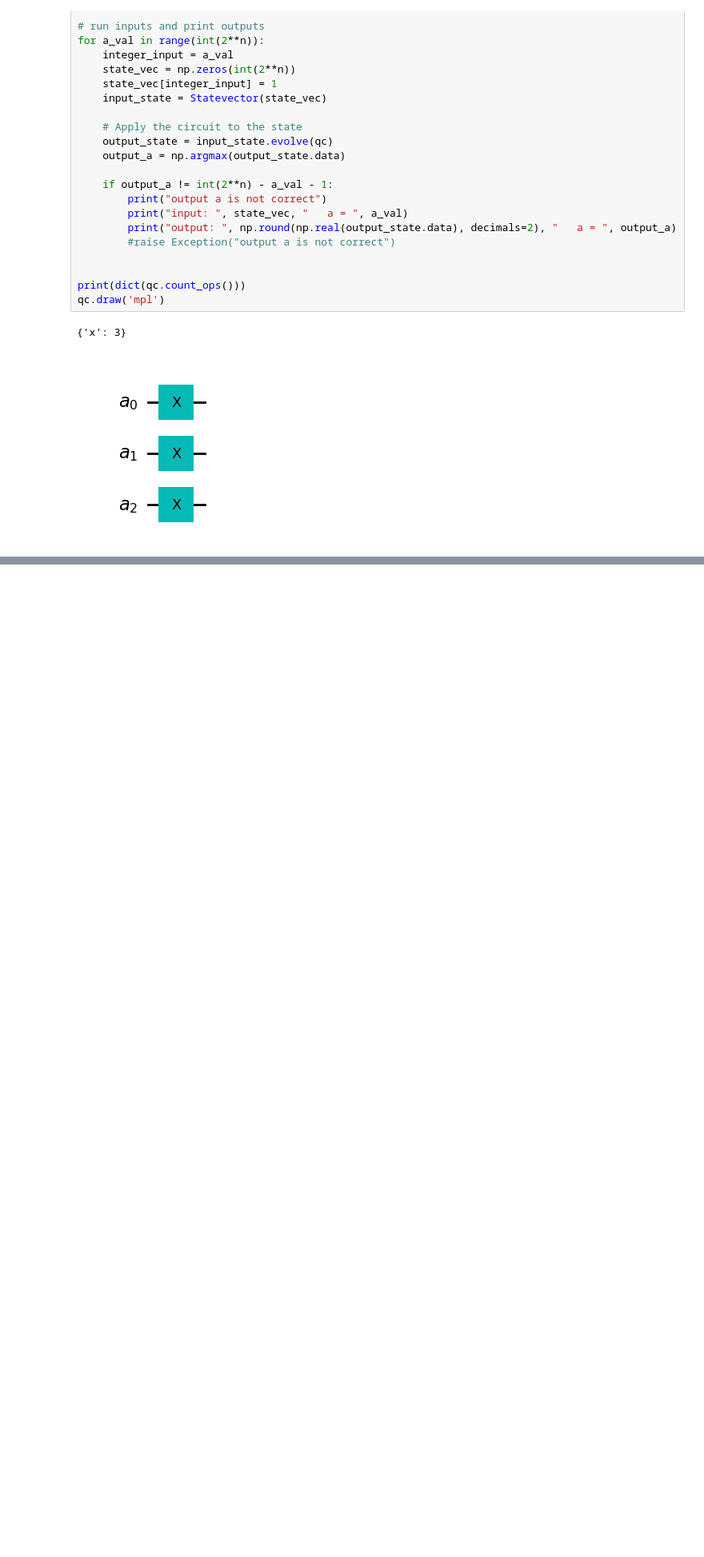
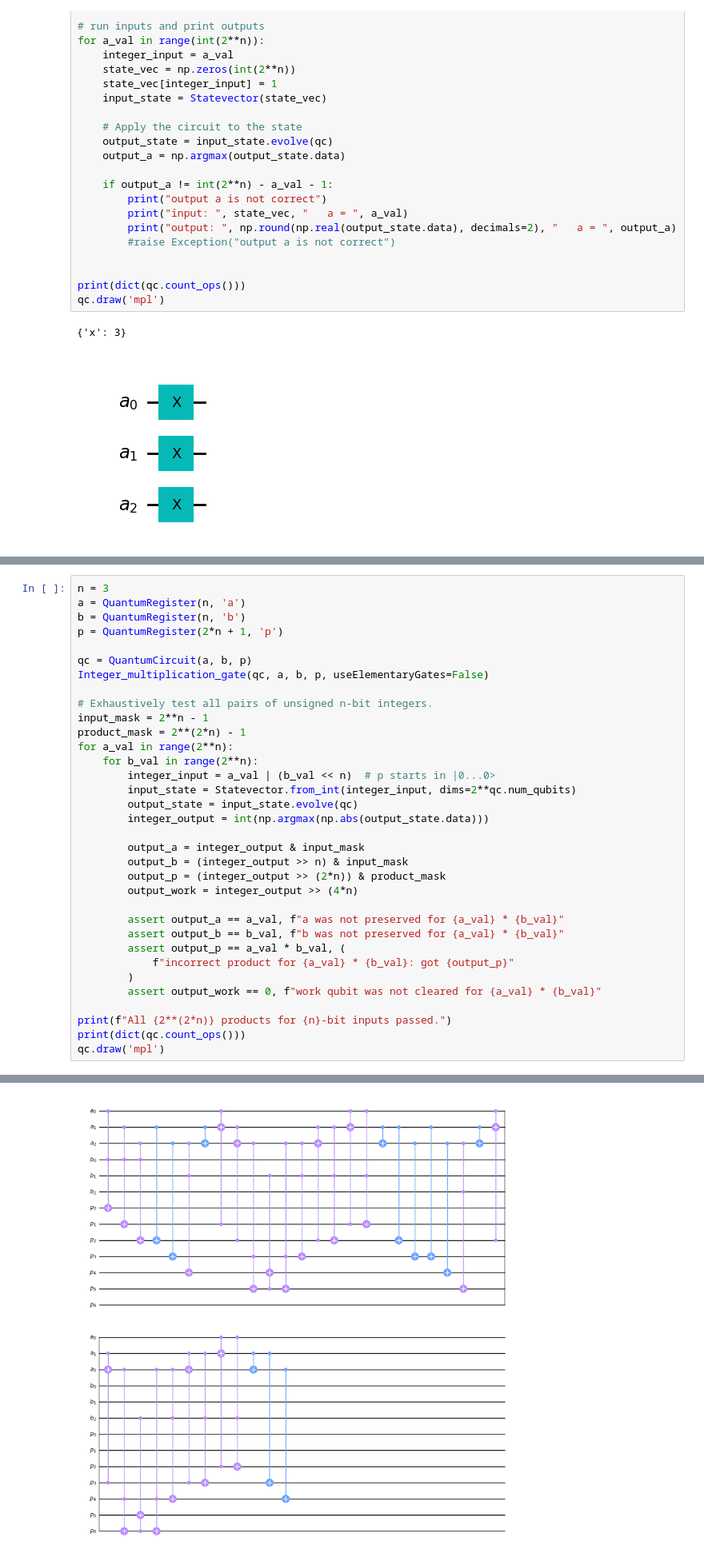
Before and after one commit to lincolnajohnston/Quantum-NTE, a Jupyter notebook: Elementary_circuits/basic_arithmetic_circuits.ipynb, the cells around one changed output, grey strips where cells are left out. Shown at 80% size. Cells and saved outputs as stored; diff of their text form; blank space fills up the shorter version.

```diff
--- a/Elementary_circuits/basic_arithmetic_circuits.ipynb
+++ b/Elementary_circuits/basic_arithmetic_circuits.ipynb
@@ -340,0 +542,35 @@ qc.draw('mpl')
+# %%
+n = 3
+a = QuantumRegister(n, 'a')
+b = QuantumRegister(n, 'b')
+p = QuantumRegister(2*n + 1, 'p')
+
+qc = QuantumCircuit(a, b, p)
+Integer_multiplication_gate(qc, a, b, p, useElementaryGates=False)
+
+# Exhaustively test all pairs of unsigned n-bit integers.
+input_mask = 2**n - 1
+product_mask = 2**(2*n) - 1
+for a_val in range(2**n):
+    for b_val in range(2**n):
+        integer_input = a_val | (b_val << n)  # p starts in |0...0>
+        input_state = Statevector.from_int(integer_input, dims=2**qc.num_qubits)
+        output_state = input_state.evolve(qc)
+        integer_output = int(np.argmax(np.abs(output_state.data)))
+
+        output_a = integer_output & input_mask
+        output_b = (integer_output >> n) & input_mask
+        output_p = (integer_output >> (2*n)) & product_mask
+        output_work = integer_output >> (4*n)
+
+        assert output_a == a_val, f"a was not preserved for {a_val} * {b_val}"
+        assert output_b == b_val, f"b was not preserved for {a_val} * {b_val}"
+        assert output_p == a_val * b_val, (
+            f"incorrect product for {a_val} * {b_val}: got {output_p}"
+        )
+        assert output_work == 0, f"work qubit was not cleared for {a_val} * {b_val}"
+
+print(f"All {2**(2*n)} products for {n}-bit inputs passed.")
+print(dict(qc.count_ops()))
+qc.draw('mpl')
+# %% [output]
@@ -340,0 +579 @@ qc.draw('mpl')
+[figure, added]
```
Also changed, not shown: parts of 10 cells of this notebook, 3 other files.
